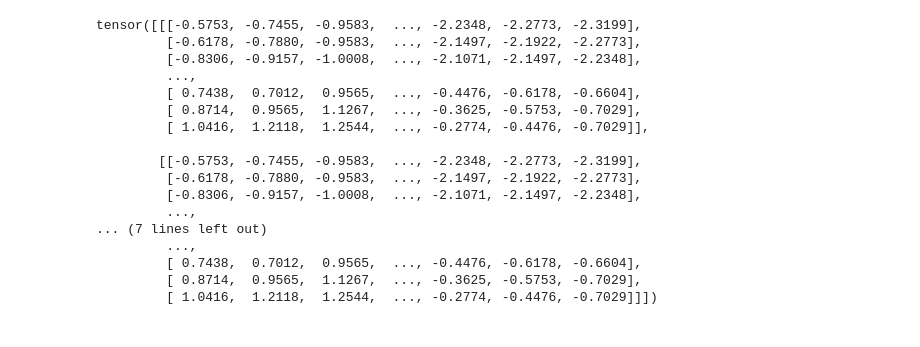
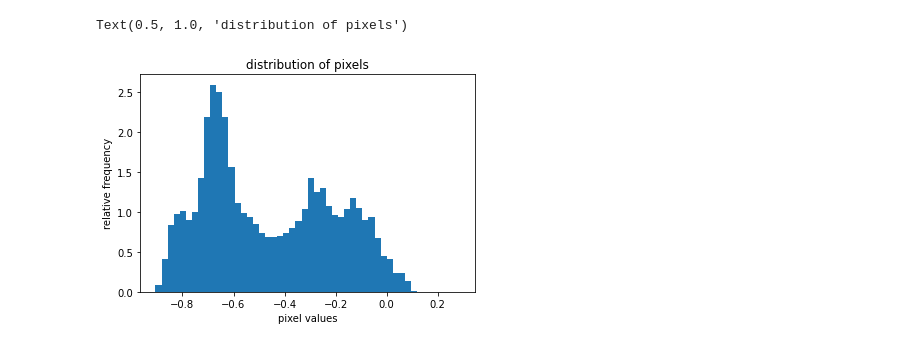
Before and after one commit to tgelmi-candusso/urbanwildlife_cv4e, a Jupyter notebook: projects/pre-processing data/augmentation_tryout.ipynb, the cells around one changed output. Saved outputs shown, nothing was run; the diff lists cells and outputs as text; code cells hidden in the pictures.

```diff
--- a/projects/pre-processing data/augmentation_tryout.ipynb
+++ b/projects/pre-processing data/augmentation_tryout.ipynb
@@ -58,25 +55,20 @@ tensor([[[0.3176, 0.3020, 0.2824,  ..., 0.1647, 0.1608, 0.1569],
+# %%
+img2 = ToTensor()(img)
 # %%
-Normalize(mean=(0.5, 0.5, 0.5), std=(0.5, 0.5, 0.5))(ToTensor()(img))
+img3 = Normalize(mean=(0.3725, 0.3725, 0.3725), std=(0.2030, 0.2030, 0.2030))(img2)
+img3 = Normalize(mean=(0.5, 0.5, 0.5), std=(0.5, 0.5, 0.5))(img2)
 # %%
 import torch
-torch.mean(ToTensor()(img), dim = (0, 1, 2))
-torch.std(ToTensor()(img), dim = (0, 1, 2))
-Normalize(torch.mean(ToTensor()(img), dim = (0, 1, 2)), torch.std(ToTensor()(img), dim = (0, 1, 2)))(ToTensor()(img))
+
+img4 = Normalize(torch.mean(img2, dim = (0, 1, 2)), torch.std(img2, dim = (0, 1, 2)))(img2)
-# %% [output]
-tensor([[[-0.5753, -0.7455, -0.9583,  ..., -2.2348, -2.2773, -2.3199],
-         [-0.6178, -0.7880, -0.9583,  ..., -2.1497, -2.1922, -2.2773],
-         [-0.8306, -0.9157, -1.0008,  ..., -2.1071, -2.1497, -2.2348],
-         ...,
-         [ 0.7438,  0.7012,  0.9565,  ..., -0.4476, -0.6178, -0.6604],
-         [ 0.8714,  0.9565,  1.1267,  ..., -0.3625, -0.5753, -0.7029],
-         [ 1.0416,  1.2118,  1.2544,  ..., -0.2774, -0.4476, -0.7029]],
-
-        [[-0.5753, -0.7455, -0.9583,  ..., -2.2348, -2.2773, -2.3199],
-         [-0.6178, -0.7880, -0.9583,  ..., -2.1497, -2.1922, -2.2773],
-         [-0.8306, -0.9157, -1.0008,  ..., -2.1071, -2.1497, -2.2348],
-         ...,
-... (7 lines left out)
-         ...,
-         [ 0.7438,  0.7012,  0.9565,  ..., -0.4476, -0.6178, -0.6604],
-         [ 0.8714,  0.9565,  1.1267,  ..., -0.3625, -0.5753, -0.7029],
-         [ 1.0416,  1.2118,  1.2544,  ..., -0.2774, -0.4476, -0.7029]]])
+# %%
+img_np = np.array(img3)
+
+# plot the pixel values
+plt.hist(img_np.ravel(), bins=50, density=True)
+plt.xlabel("pixel values")
+plt.ylabel("relative frequency")
+plt.title("distribution of pixels")
+# %% [output]
+Text(0.5, 1.0, 'distribution of pixels')
+[figure, added]
```
Also changed, not shown: parts of 12 cells of this notebook, 6 other files.
